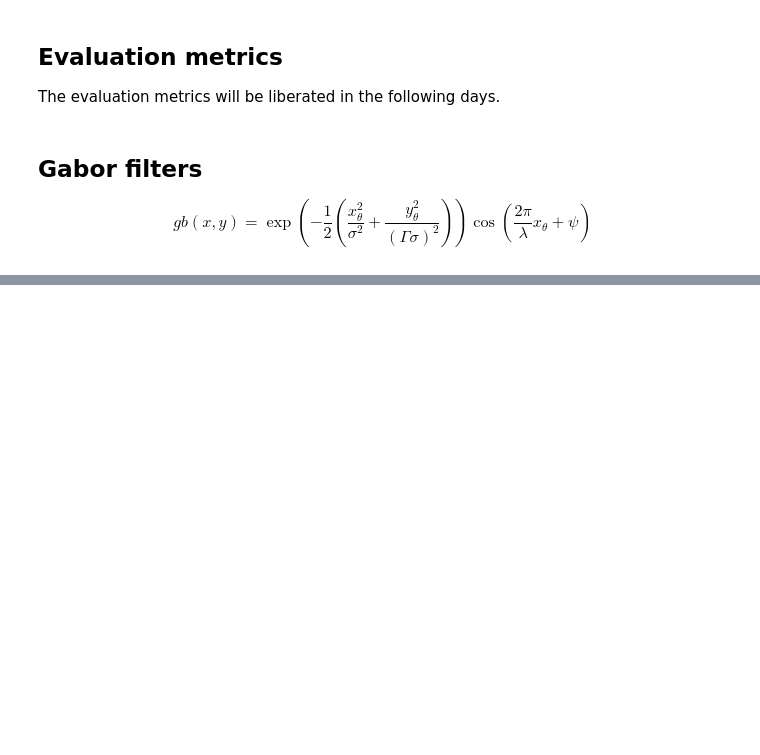
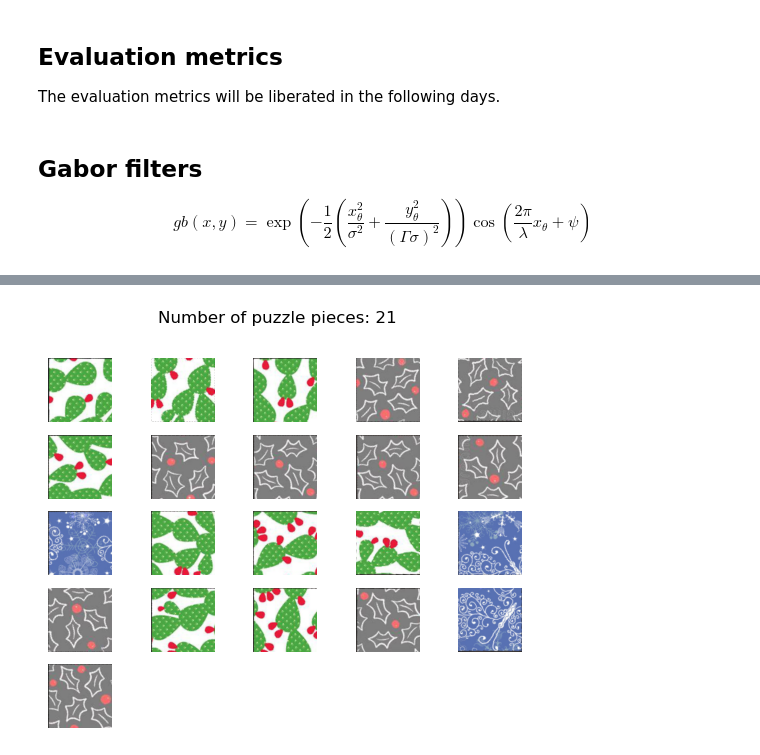
Before and after one commit to alexiaDorm/iapr-lab, a Jupyter notebook: project.ipynb, the cells around one changed output, grey strips where cells are left out. Cells and saved outputs as stored; diff of their text form; code cells hidden in the pictures; blank space fills up the shorter version.

Commit message:
feature extraction - first commit

```diff
--- a/project.ipynb
+++ b/project.ipynb
@@ -355,5 +350,0 @@ plt.imshow(seg); plt.show()
-# %%
-pieces = extract_pieces(img, contours)
-print(len(pieces))
-for p in pieces:
-    plt.imshow(p); plt.show()
@@ -373,0 +351,30 @@ for p in pieces:
+# %%
+def display_images_in_grid(puzzle_pieces, cmap = None):
+    '''
+    Display the puzzle pieces in a grid.
+    :param puzzle_pieces: list of puzzle pieces
+    :param cmap: color map
+    '''
+
+    # Determine grid size based on the number of images
+    grid_size = math.ceil(math.sqrt(len(puzzle_pieces)))
+
+    fig, axs = plt.subplots(grid_size, grid_size)
+
+    for i, ax in enumerate(axs.flatten()):
+        if i < len(puzzle_pieces):
+            if cmap is None:
+                ax.imshow(puzzle_pieces[i])
+            else:
+                ax.imshow(puzzle_pieces[i], cmap=cmap)
+            ax.axis('off')  # Hide axes
+        else:
+            fig.delaxes(ax)  # Remove empty subplots
+
+    fig.suptitle('Number of puzzle pieces: ' + str(len(puzzle_pieces)), fontsize=12)
+    plt.show()
+# %%
+puzzles = extract_pieces(img, contours)
+display_images_in_grid(puzzles)
+# %% [output]
+[figure, added]
```
Also changed, not shown: parts of 33 cells of this notebook.
